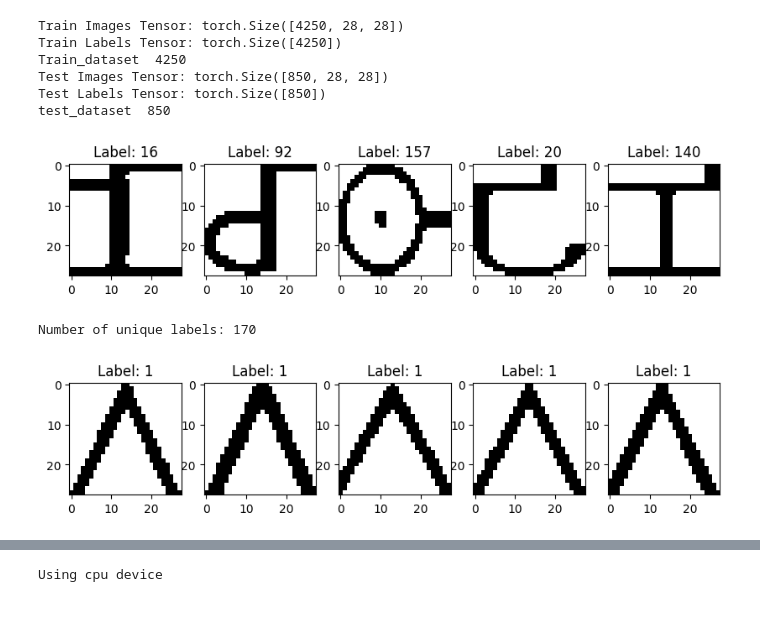
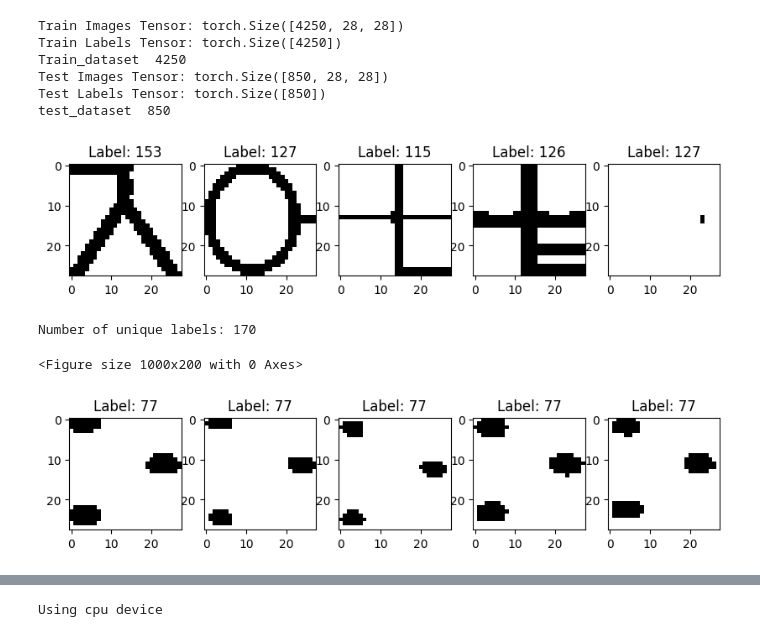
Before and after one commit to ashishar/q_character, a Jupyter notebook: Brahmi_with_qnn_and_bayesian.ipynb, the cells around one changed output, grey strips where cells are left out. Drawn from its saved outputs; the diff is of its cells as text; code cells hidden in the pictures.

```diff
--- a/Brahmi_with_qnn_and_bayesian.ipynb
+++ b/Brahmi_with_qnn_and_bayesian.ipynb
@@ -160,12 +160,12 @@ train_images = (train_images > 0).float()
 num_classes = 170
 
 # one hot encoding
-train_labels_one = one_hot_encode(train_labels, num_classes)
+#train_labels_one = one_hot_encode(train_labels, num_classes)
 
 
 # Create a train in TensorDataset
-#train_dataset = TensorDataset(train_images, train_labels)
-train_dataset = TensorDataset(train_images, train_labels_one)
+train_dataset = TensorDataset(train_images, train_labels)
+#train_dataset = TensorDataset(train_images, train_labels_one)
 
 # Check the shape of the output
 # Check the shapes
@@ -198,11 +198,11 @@ print(f"Test Images Tensor: {test_images.shape}")  # Expected: [num_samples, cha
 print(f"Test Labels Tensor: {test_labels.shape}")  # Expected: [num_samples] # Should be [850, 28,28]
 
 # one hot encoding
-test_labels_one = one_hot_encode(test_labels, num_classes)
+#test_labels_one = one_hot_encode(test_labels, num_classes)
 
 # Create a TensorDataset
-#test_dataset = TensorDataset(test_images, test_labels)
-test_dataset = TensorDataset(test_images, test_labels_one)
+test_dataset = TensorDataset(test_images, test_labels)
+#test_dataset = TensorDataset(test_images, test_labels_one)
 
 print("test_dataset ",len(test_dataset))
 
@@ -228,20 +228,21 @@ test_dataset  850
 # %%
 import matplotlib.pyplot as plt
 
 # Plotting function
 def plot_images(images, labels, num_images=5):
   fig, axes = plt.subplots(1, num_images, figsize=(10, 2))
   for i, ax in enumerate(axes):
     ax.imshow(images[i], cmap='gray')
-    ax.set_title(f'Label: {labels[i].nonzero(as_tuple=True)[0].item()}')
+#    ax.set_title(f'Label: {labels[i].nonzero(as_tuple=True)[0].item()}')
+    ax.set_title(f'Label: {labels[i]}') #.nonzero(as_tuple=True)[0].item()}')
     ax.axis('on')
     #print("label ", labels[i] )
   plt.show()
 
 # Display the first 5 images and labels
 for features, labels in train_loader:
   plot_images(features, labels, 5)
   break  # Only process the first batch#
 # %% [output]
-[figure, old version]
+[figure, new version]
 # %%
@@ -263,11 +263,13 @@ def plot_images_by_label(dataloader, specific_label, num_images=5):
 
     for images, labels in dataloader:
         for image, label in zip(images, labels):
-            if label.nonzero(as_tuple=True)[0].item() == specific_label:  # Check if the label matches
+            #if label.nonzero(as_tuple=True)[0].item() == specific_label:  # Check if the label matches
+            if label == specific_label:  # Check if the label matches
                 count += 1
                 ax = plt.subplot(1, num_images, count)  # Create a subplot for each image
                 ax.imshow(image.squeeze(), cmap='gray')  # Display image, squeeze() is used to remove extra dimensions if any
-                ax.title.set_text(f'Label: {label.nonzero(as_tuple=True)[0].item()}')
+                #ax.title.set_text(f'Label: {label.nonzero(as_tuple=True)[0].item()}')
+                ax.title.set_text(f'Label: {label}')
                 ax.axis('on')  # Turn off axis
 
                 if count == num_images:  # Only display a specific number of images
@@ -277,9 +279,10 @@ def plot_images_by_label(dataloader, specific_label, num_images=5):
 # Assuming your DataLoader, images, and labels are properly set up
 # Here you call the function with the label you want to display and the number of images
 
-for i in range(2):
+for i in [range(2),77]:
   plot_images_by_label(train_loader, specific_label=i, num_images=5)# Call the function with the desired label
   clear_output(wait=True)  # Clear the current output and wait for new output
   time.sleep(0.01)  # Pause for a second to simulate time taken in an iteration
 # %% [output]
+<Figure size 1000x200 with 0 Axes>
-[figure, old version]
+[figure, new version]
```
Also changed, not shown: parts of 12 cells of this notebook.
